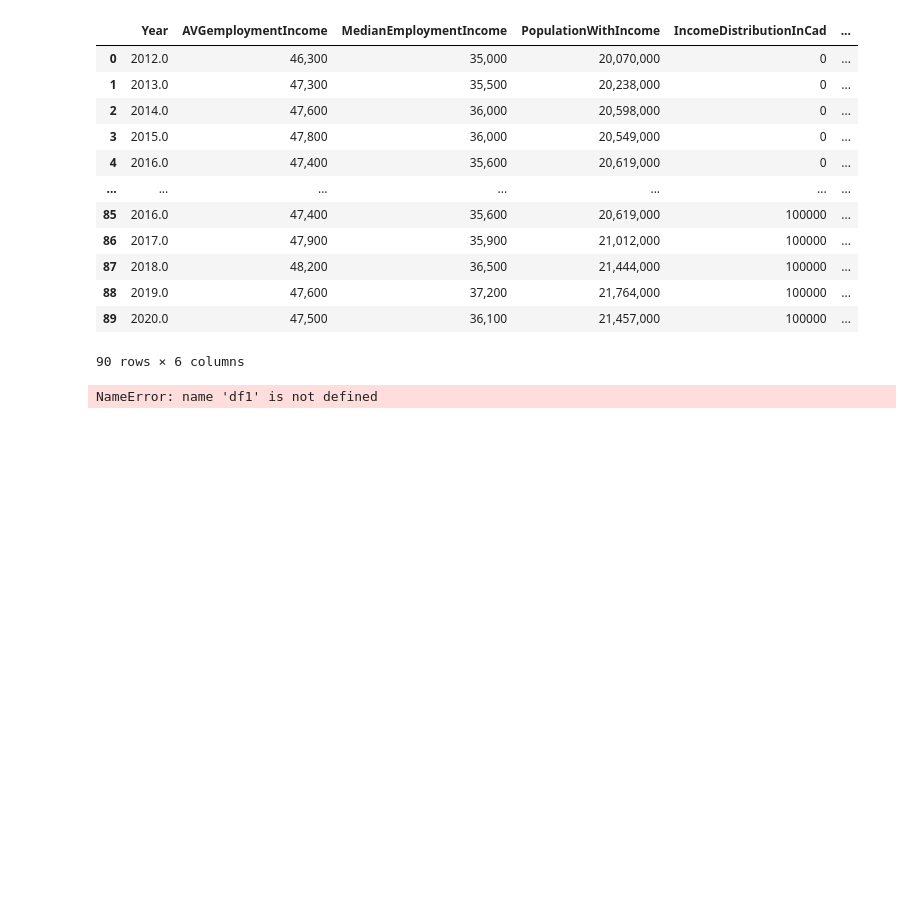
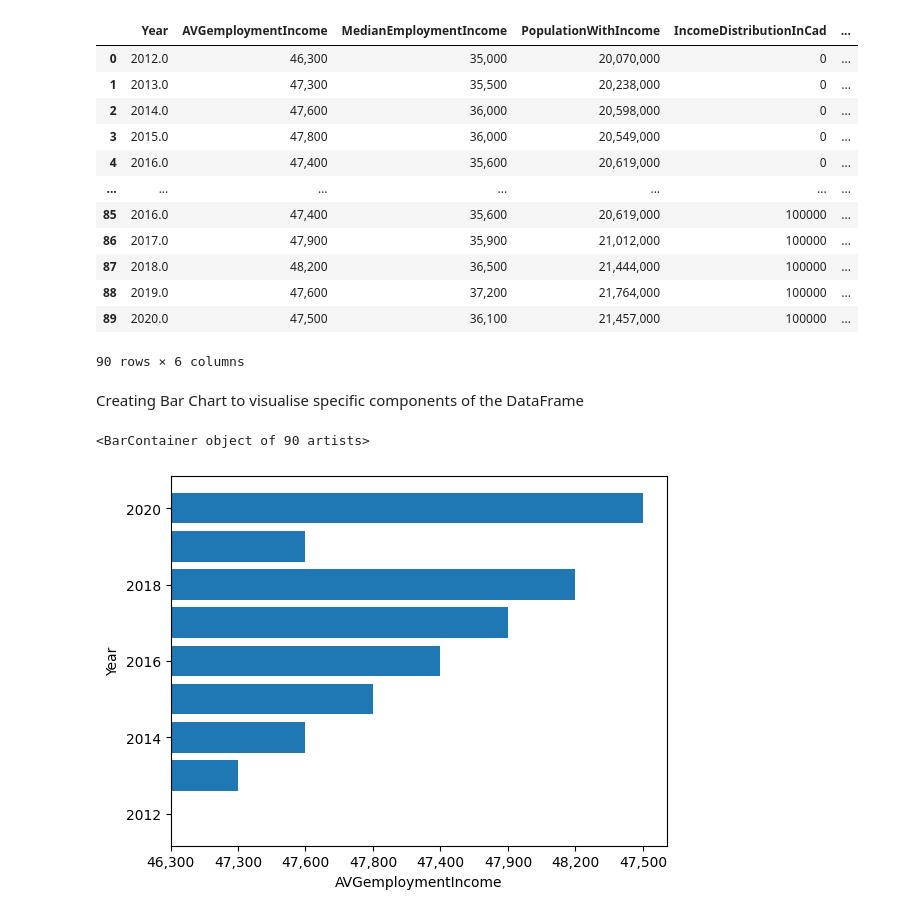
Before and after one commit to nishprojects/Capstone-RealEstateTrends, a Jupyter notebook: IncomeDistributionCanada.ipynb, the cells around one changed output. Cells and saved outputs as stored; diff of their text form; code cells hidden in the pictures; blank space fills up the shorter version.

```diff
--- a/IncomeDistributionCanada.ipynb
+++ b/IncomeDistributionCanada.ipynb
@@ -73,13 +123,16 @@ df1
 | 88 | 2019.0 | 47,600 | 37,200 | 21,764,000 | 100000 | ... |
 | 89 | 2020.0 | 47,500 | 36,100 | 21,457,000 | 100000 | ... |
 90 rows × 6 columns
+# %% [markdown]
+Creating Bar Chart to visualise specific components of the DataFrame
 # %%
 import matplotlib.pyplot as plt
 # %%
 x = df1['Year']
 y = df1['AVGemploymentIncome']
-plt.xlabel('Location')
-plt.ylabel('Population')
-plt.bar(x,y)
+plt.xlabel('AVGemploymentIncome')
+plt.ylabel('Year')
+plt.barh(x,y)
 # %% [output]
-NameError: name 'df1' is not defined
+<BarContainer object of 90 artists>
+[figure, added]
```
Also changed, not shown: parts of 7 cells of this notebook, 1 other file.
